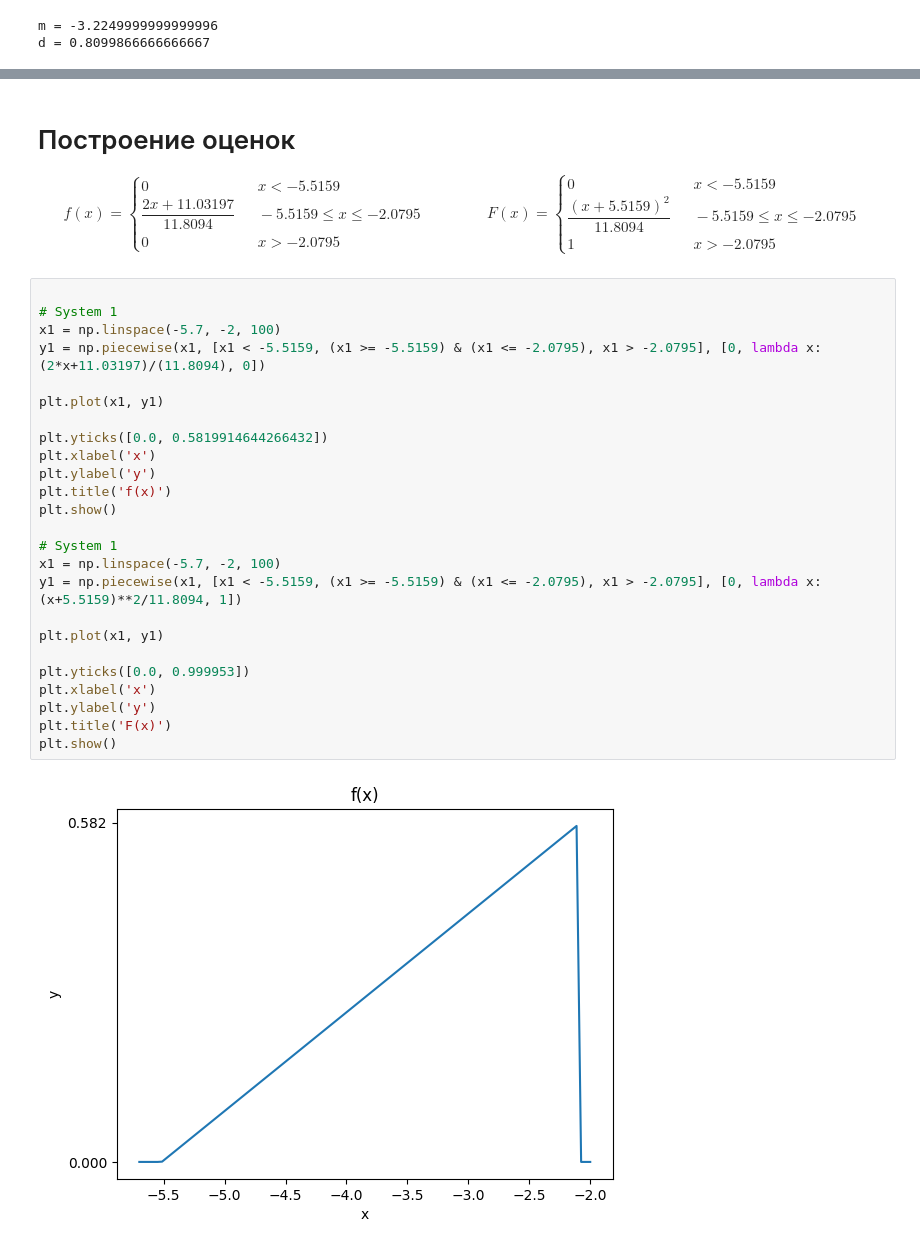
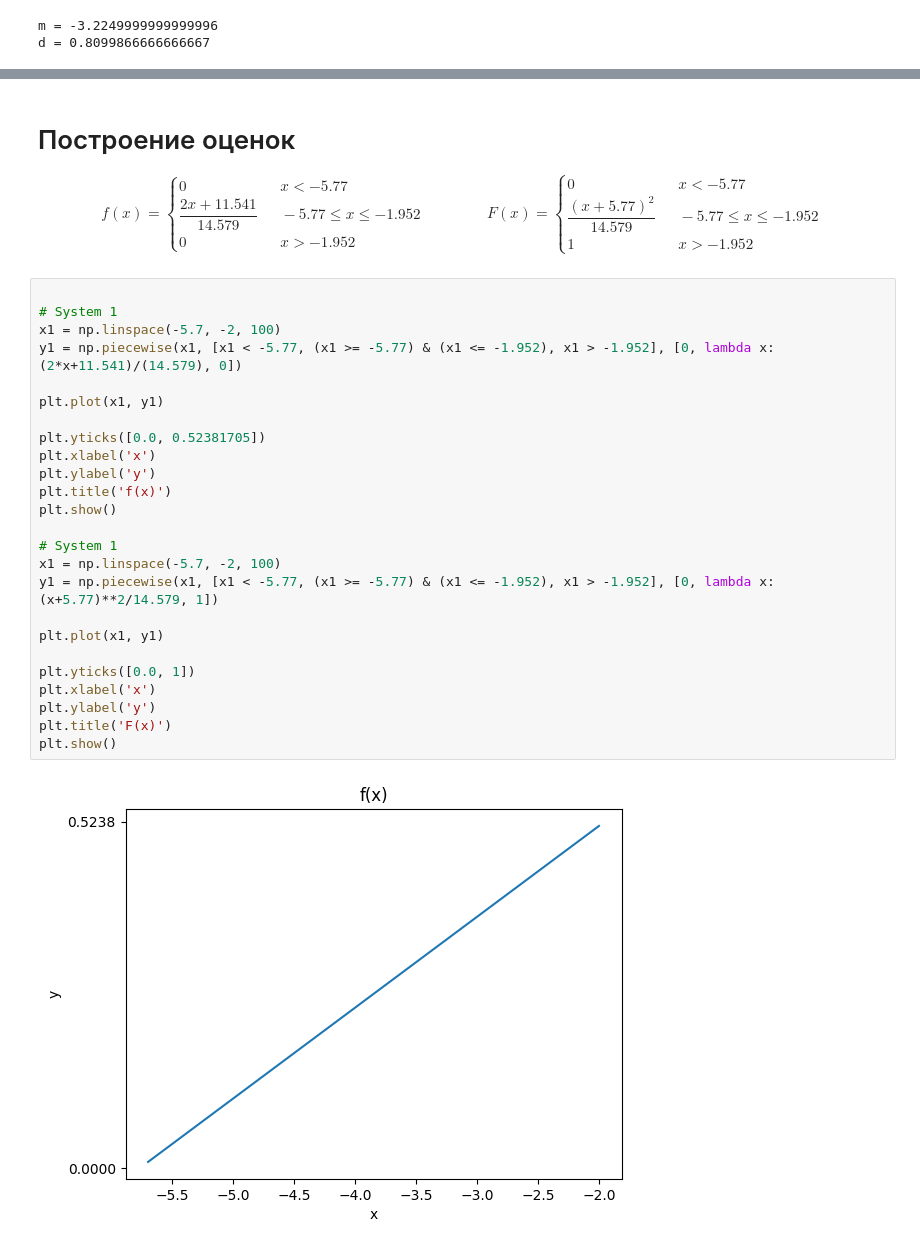
Before and after one commit to Romariok/Mathematical-statistics, a Jupyter notebook: lab2/main.ipynb, the cells around one changed output, grey strips where cells are left out. Cells and saved outputs as stored; diff of their text form.

```diff
--- a/lab2/main.ipynb
+++ b/lab2/main.ipynb
@@ -142,42 +132,42 @@ b = -2.079505870658624
 $$
 f(x)=
 \begin{cases}
-0 & \quad x < -5.5159\\
-\dfrac{2x+11.03197}{11.8094} & \quad -5.5159 \leq x \leq -2.0795\\
-0 & \quad x > -2.0795
+0 & \quad x < -5.77\\
+\dfrac{2x+11.541}{14.579} & \quad -5.77 \leq x \leq -1.952\\
+0 & \quad x > -1.952
 \end{cases}
 \quad \quad \quad \quad
 F(x)=
 \begin{cases}
-0 & \quad x < -5.5159\\
-\dfrac{(x+5.5159)^2}{11.8094} & \quad -5.5159 \leq x \leq -2.0795\\
-1 & \quad x > -2.0795
+0 & \quad x < -5.77\\
+\dfrac{(x+5.77)^2}{14.579} & \quad -5.77 \leq x \leq -1.952\\
+1 & \quad x > -1.952
 \end{cases}
 $$
 # %%
 
 # System 1
 x1 = np.linspace(-5.7, -2, 100)
-y1 = np.piecewise(x1, [x1 < -5.5159, (x1 >= -5.5159) & (x1 <= -2.0795), x1 > -2.0795], [0, lambda x: (2*x+11.03197)/(11.8094), 0])
+y1 = np.piecewise(x1, [x1 < -5.77, (x1 >= -5.77) & (x1 <= -1.952), x1 > -1.952], [0, lambda x: (2*x+11.541)/(14.579), 0])
 
 plt.plot(x1, y1)
 
-plt.yticks([0.0, 0.5819914644266432])
+plt.yticks([0.0, 0.52381705])
 plt.xlabel('x')
 plt.ylabel('y')
 plt.title('f(x)')
 plt.show()
 
 # System 1
 x1 = np.linspace(-5.7, -2, 100)
-y1 = np.piecewise(x1, [x1 < -5.5159, (x1 >= -5.5159) & (x1 <= -2.0795), x1 > -2.0795], [0, lambda x: (x+5.5159)**2/11.8094, 1])
+y1 = np.piecewise(x1, [x1 < -5.77, (x1 >= -5.77) & (x1 <= -1.952), x1 > -1.952], [0, lambda x: (x+5.77)**2/14.579, 1])
 
 plt.plot(x1, y1)
 
-plt.yticks([0.0, 0.999953])
+plt.yticks([0.0, 1])
 plt.xlabel('x')
 plt.ylabel('y')
 plt.title('F(x)')
 plt.show()
 # %% [output]
-[figure, old version]
+[figure, new version]
```
Also changed, not shown: parts of 5 cells of this notebook, 3 other files.
